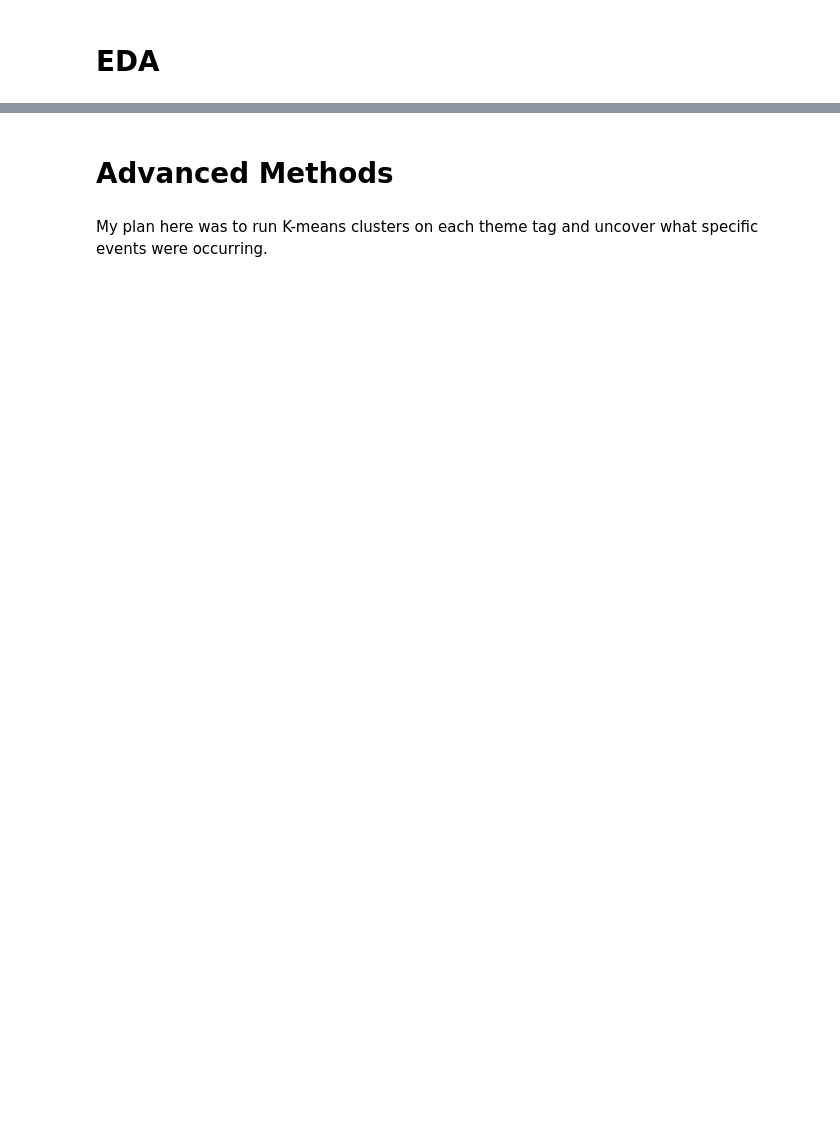
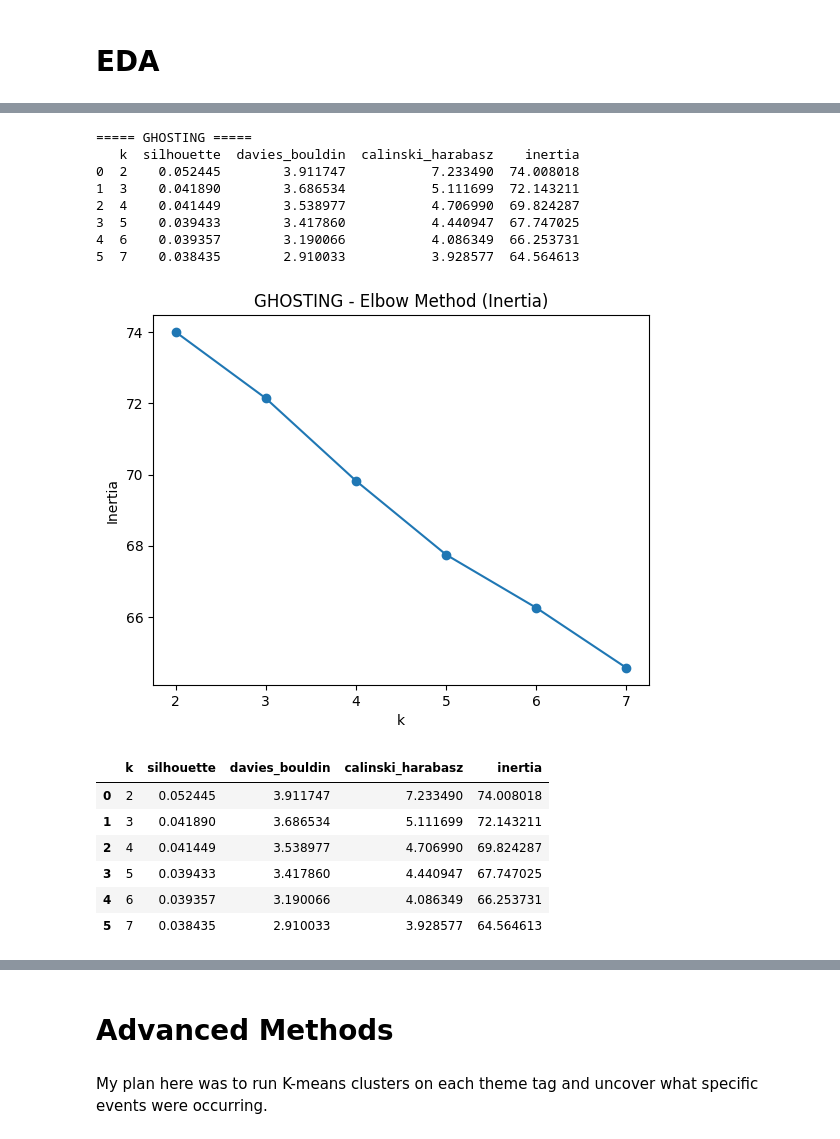
Before and after one commit to BSDSBA-JF/wadwani_intern, a Jupyter notebook: 07_STUDY2/EDA analysis.ipynb, the cells around one changed output, grey strips where cells are left out. Saved outputs shown, nothing was run; the diff lists cells and outputs as text; code cells hidden in the pictures; blank space fills up the shorter version.

```diff
--- a/07_STUDY2/EDA analysis.ipynb
+++ b/07_STUDY2/EDA analysis.ipynb
@@ -161,0 +272,19 @@ plt.show()
+# %%
+evaluate_k(combined_df, "GHOSTING")
+# %% [output]
+===== GHOSTING =====
+   k  silhouette  davies_bouldin  calinski_harabasz    inertia
+0  2    0.052445        3.911747           7.233490  74.008018
+1  3    0.041890        3.686534           5.111699  72.143211
+2  4    0.041449        3.538977           4.706990  69.824287
+3  5    0.039433        3.417860           4.440947  67.747025
+4  6    0.039357        3.190066           4.086349  66.253731
+5  7    0.038435        2.910033           3.928577  64.564613
+[figure, added]
+|  | k | silhouette | davies_bouldin | calinski_harabasz | inertia |
+| 0 | 2 | 0.052445 | 3.911747 | 7.233490 | 74.008018 |
+| 1 | 3 | 0.041890 | 3.686534 | 5.111699 | 72.143211 |
+| 2 | 4 | 0.041449 | 3.538977 | 4.706990 | 69.824287 |
+| 3 | 5 | 0.039433 | 3.417860 | 4.440947 | 67.747025 |
+| 4 | 6 | 0.039357 | 3.190066 | 4.086349 | 66.253731 |
+| 5 | 7 | 0.038435 | 2.910033 | 3.928577 | 64.564613 |
```
Also changed, not shown: parts of 33 cells of this notebook, 1 other file.
